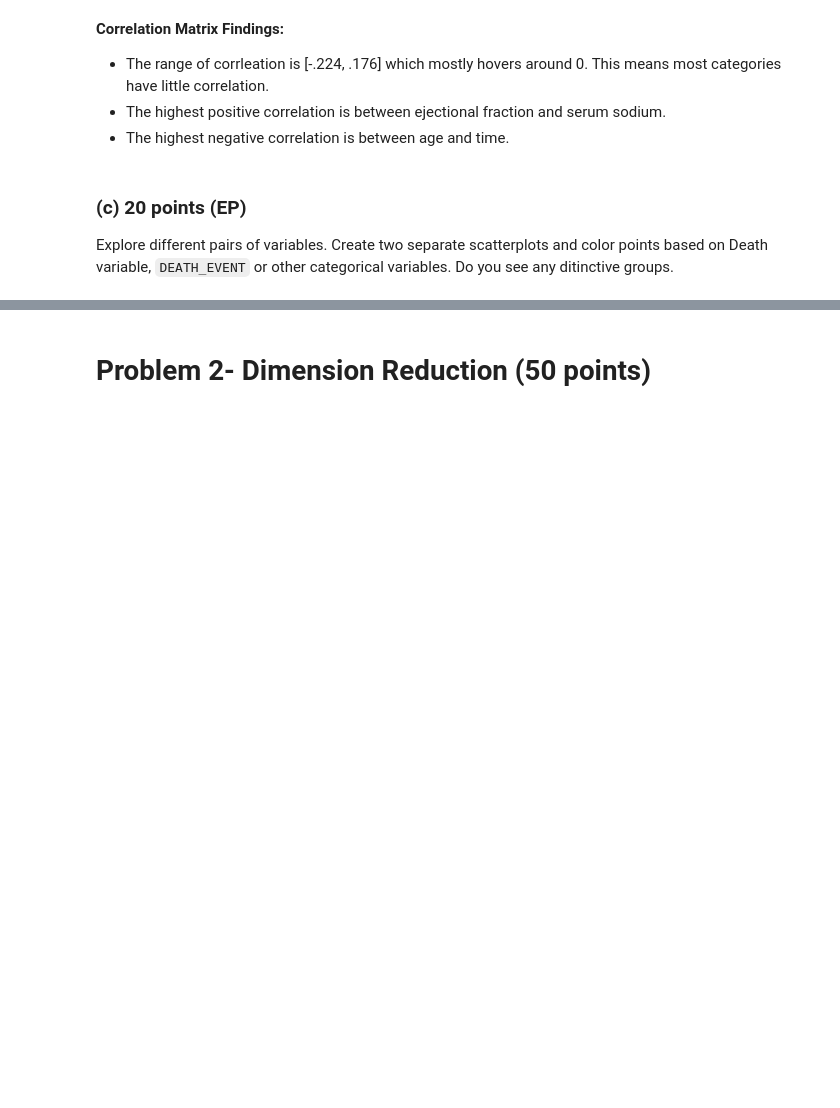
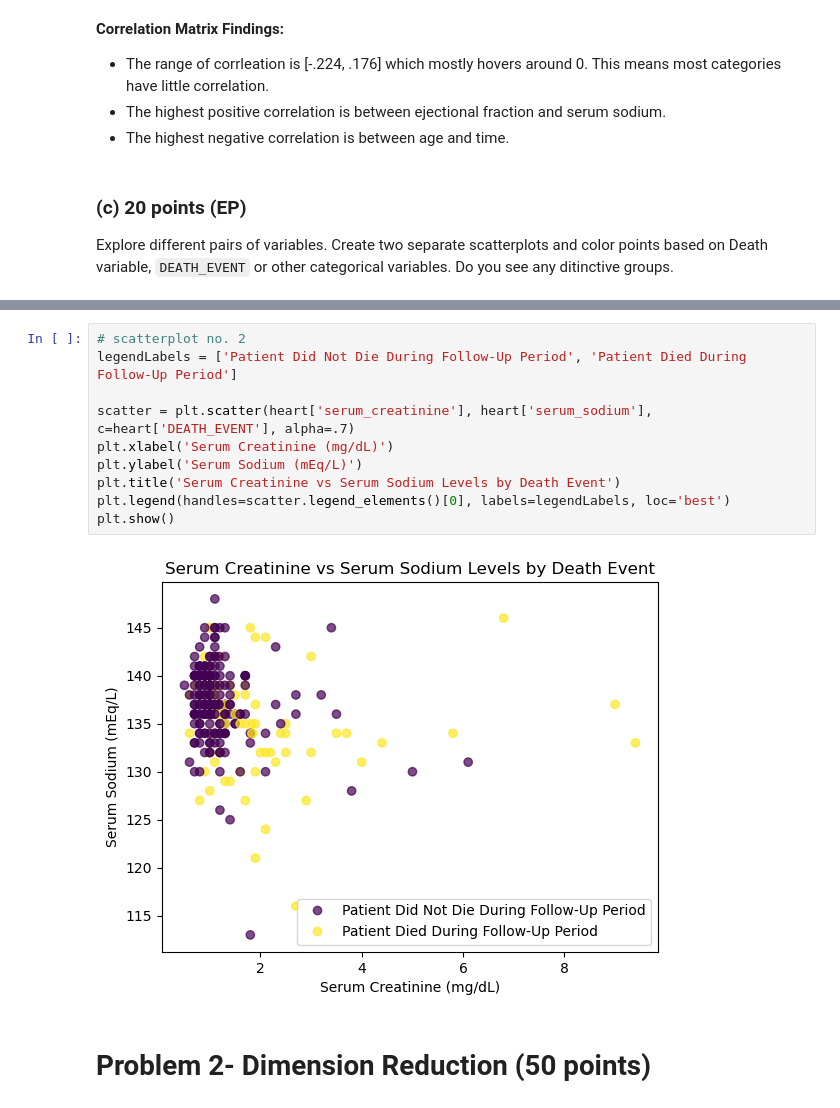
Before and after one commit to Ben-Heinze/CSCI-491-Data-Visualization, a Jupyter notebook: Assignment 3/3- Scatterplot, dimension reduction and clustering.ipynb, the cells around one changed output, grey strips where cells are left out. Saved outputs shown, nothing was run; the diff lists cells and outputs as text; blank space fills up the shorter version.

```diff
--- a/Assignment 3/3- Scatterplot, dimension reduction and clustering.ipynb
+++ b/Assignment 3/3- Scatterplot, dimension reduction and clustering.ipynb
@@ -110,3 +122,15 @@ Explore different pairs of variables. Create two separate scatterplots and color
+# %%
+# scatterplot no. 2
+legendLabels = ['Patient Did Not Die During Follow-Up Period', 'Patient Died During Follow-Up Period']
+
+scatter = plt.scatter(heart['serum_creatinine'], heart['serum_sodium'], c=heart['DEATH_EVENT'], alpha=.7)
+plt.xlabel('Serum Creatinine (mg/dL)')
+plt.ylabel('Serum Sodium (mEq/L)')
+plt.title('Serum Creatinine vs Serum Sodium Levels by Death Event')
+plt.legend(handles=scatter.legend_elements()[0], labels=legendLabels, loc='best')
+plt.show()
+# %% [output]
+[figure, added]
 # %% [markdown]
 # Problem 2- Dimension Reduction (50 points)
 # %% [markdown]
```
Also changed, not shown: parts of 1 cell of this notebook.
